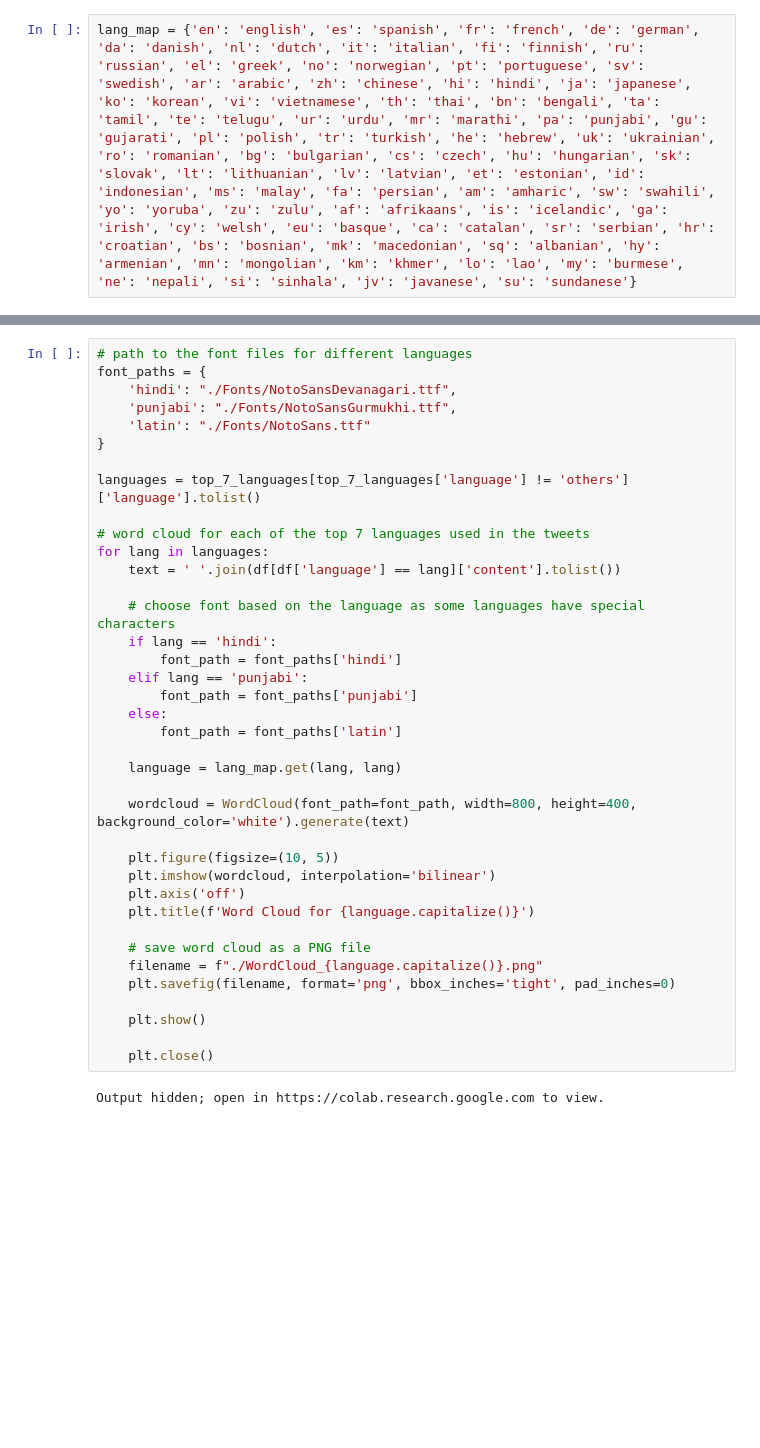
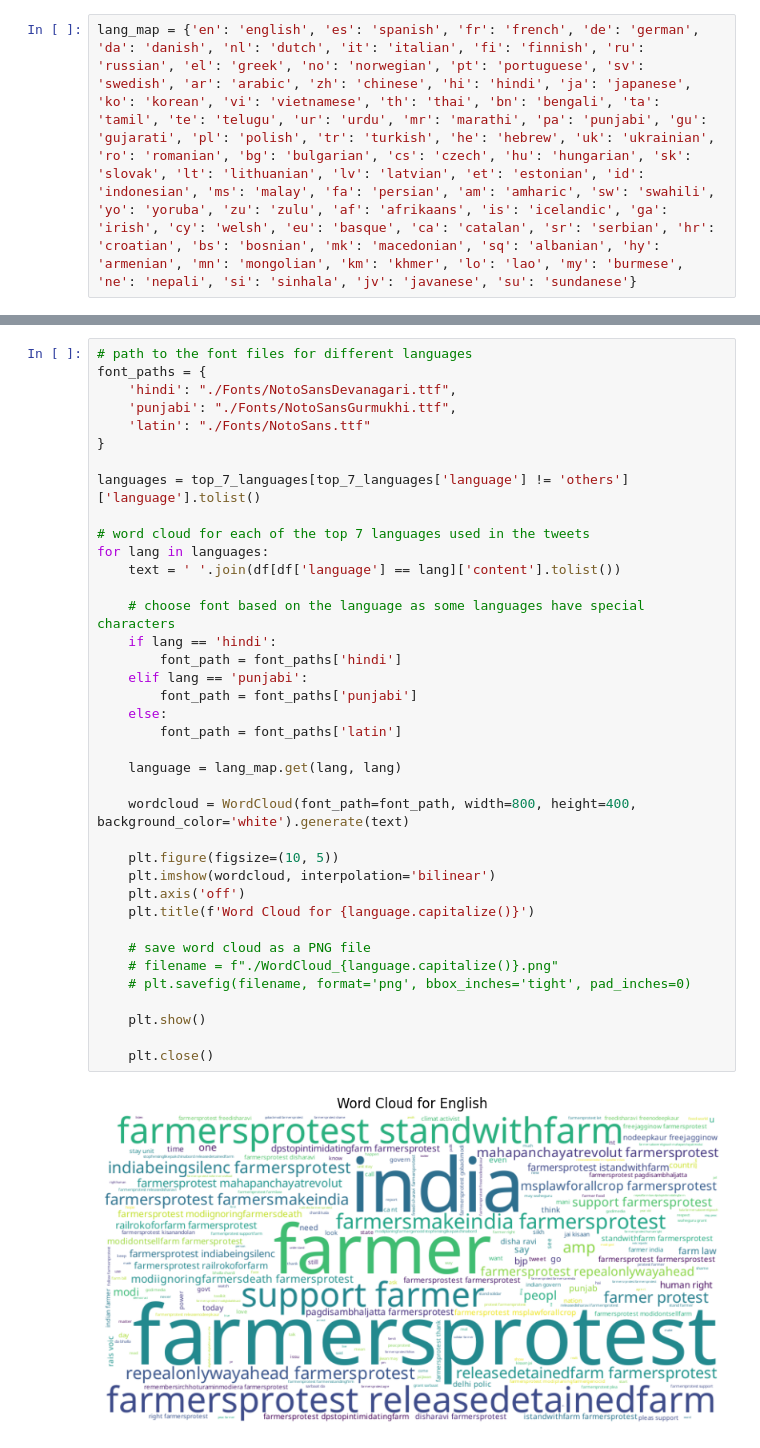
Before and after one commit to yuyanwang03/IRWA, a Jupyter notebook: project1.ipynb, the cells around one changed output, grey strips where cells are left out. Cells and saved outputs as stored; diff of their text form; blank space fills up the shorter version.

```diff
--- a/project1.ipynb
+++ b/project1.ipynb
@@ -331,33 +351,33 @@ font_paths = {
 
 languages = top_7_languages[top_7_languages['language'] != 'others']['language'].tolist()
 
 # word cloud for each of the top 7 languages used in the tweets
 for lang in languages:
     text = ' '.join(df[df['language'] == lang]['content'].tolist())
 
     # choose font based on the language as some languages have special characters
     if lang == 'hindi':
         font_path = font_paths['hindi']
     elif lang == 'punjabi':
         font_path = font_paths['punjabi']
     else:
         font_path = font_paths['latin']
 
     language = lang_map.get(lang, lang)
 
     wordcloud = WordCloud(font_path=font_path, width=800, height=400, background_color='white').generate(text)
 
     plt.figure(figsize=(10, 5))
     plt.imshow(wordcloud, interpolation='bilinear')
     plt.axis('off')
     plt.title(f'Word Cloud for {language.capitalize()}')
 
     # save word cloud as a PNG file
-    filename = f"./WordCloud_{language.capitalize()}.png"
-    plt.savefig(filename, format='png', bbox_inches='tight', pad_inches=0)
+    # filename = f"./WordCloud_{language.capitalize()}.png"
+    # plt.savefig(filename, format='png', bbox_inches='tight', pad_inches=0)
 
     plt.show()
 
     plt.close()
 # %% [output]
-Output hidden; open in https://colab.research.google.com to view.
+[figure, added]
```
Also changed, not shown: parts of 6 cells of this notebook, 3 other files.
